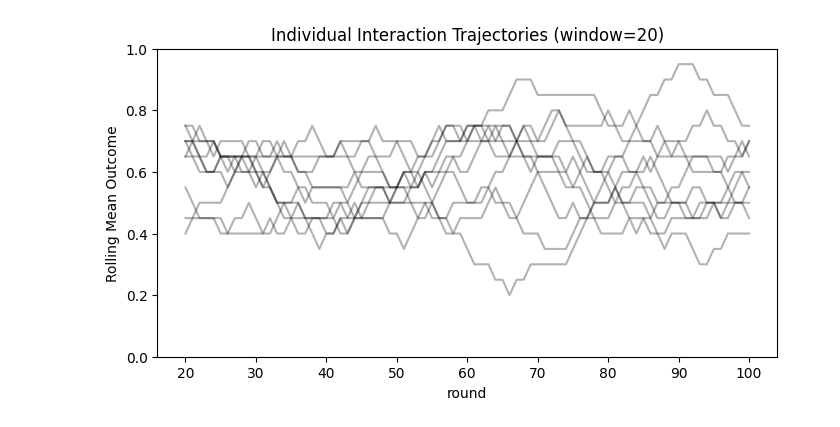
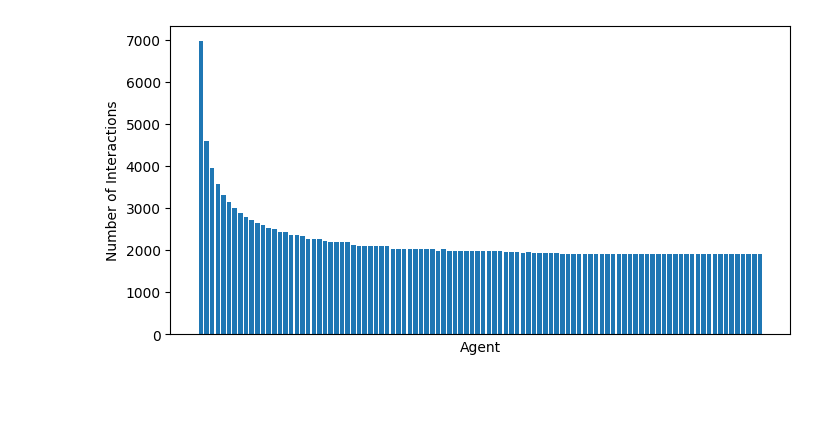
Before and after one commit to alexeykosh/2025-number-of-interactions, a Jupyter notebook: model.ipynb, the cells around one changed output. Cells and saved outputs as stored; diff of their text form; code cells hidden in the pictures; blank space fills up the shorter version.

```diff
--- a/model.ipynb
+++ b/model.ipynb
@@ -276,19 +298,39 @@ plt.show()
 # %%
-# plot individual trajectories for all pairs
-plt.figure(figsize=(8, 4))
-window = 20
-for pair_id, df_pair in df.groupby("pair"):
-    df_pair = df_pair.copy()
-    df_pair['round'] = df_pair['round'].astype(int)
-    df_pair = df_pair.sort_values('round')
-    df_pair['outcome'] = pd.to_numeric(df_pair['outcome'])
-    df_pair['rolling_mean'] = df_pair['outcome'].rolling(window=window).mean()
+# # plot individual trajectories for all pairs
+# plt.figure(figsize=(8, 4))
+# window = 20
+# for pair_id, df_pair in df.groupby("pair"):
+#     df_pair = df_pair.copy()
+#     df_pair['round'] = df_pair['round'].astype(int)
+#     df_pair = df_pair.sort_values('round')
+#     df_pair['outcome'] = pd.to_numeric(df_pair['outcome'])
+#     df_pair['rolling_mean'] = df_pair['outcome'].rolling(window=window).mean()
 
-    sns.lineplot(data=df_pair, x='round', y='rolling_mean',
-                 alpha=0.3, color='black')
-plt.ylabel('Rolling Mean Outcome')
-plt.title(f'Individual Interaction Trajectories (window={window})')
-plt.ylim(0, 1)
-plt.show()
+#     sns.lineplot(data=df_pair, x='round', y='rolling_mean',
+#                  alpha=0.3, color='black')
+# plt.ylabel('Rolling Mean Outcome')
+# plt.title(f'Individual Interaction Trajectories (window={window})')
+# plt.ylim(0, 1)
+# plt.show()
-# %% [output]
-[figure, removed]
+# %%
+# plot number of interactions per individual agent
+interaction_counts = df['pair'].value_counts().reset_index()
+interaction_counts.columns = ['pair', 'count']
+agent_counts = {}
+for _, row in interaction_counts.iterrows():
+    agents_in_pair = row['pair'].split(':')
+    for agent in agents_in_pair:
+        agent_counts[agent] = agent_counts.get(agent, 0) + row['count']
+
+agent_counts_df = pd.DataFrame.from_dict(agent_counts, orient='index', columns=['interaction_count'])
+agent_counts_df.index.name = 'agent'
+agent_counts_df = agent_counts_df.reset_index()
+# %%
+plt.figure(figsize=(8, 4))
+plt.bar(agent_counts_df['agent'], agent_counts_df['interaction_count'])
+plt.xticks([])
+plt.xlabel('Agent')
+plt.ylabel('Number of Interactions')
+plt.show()
+# %% [output]
+[figure, added]
```
Also changed, not shown: parts of 7 cells of this notebook.
